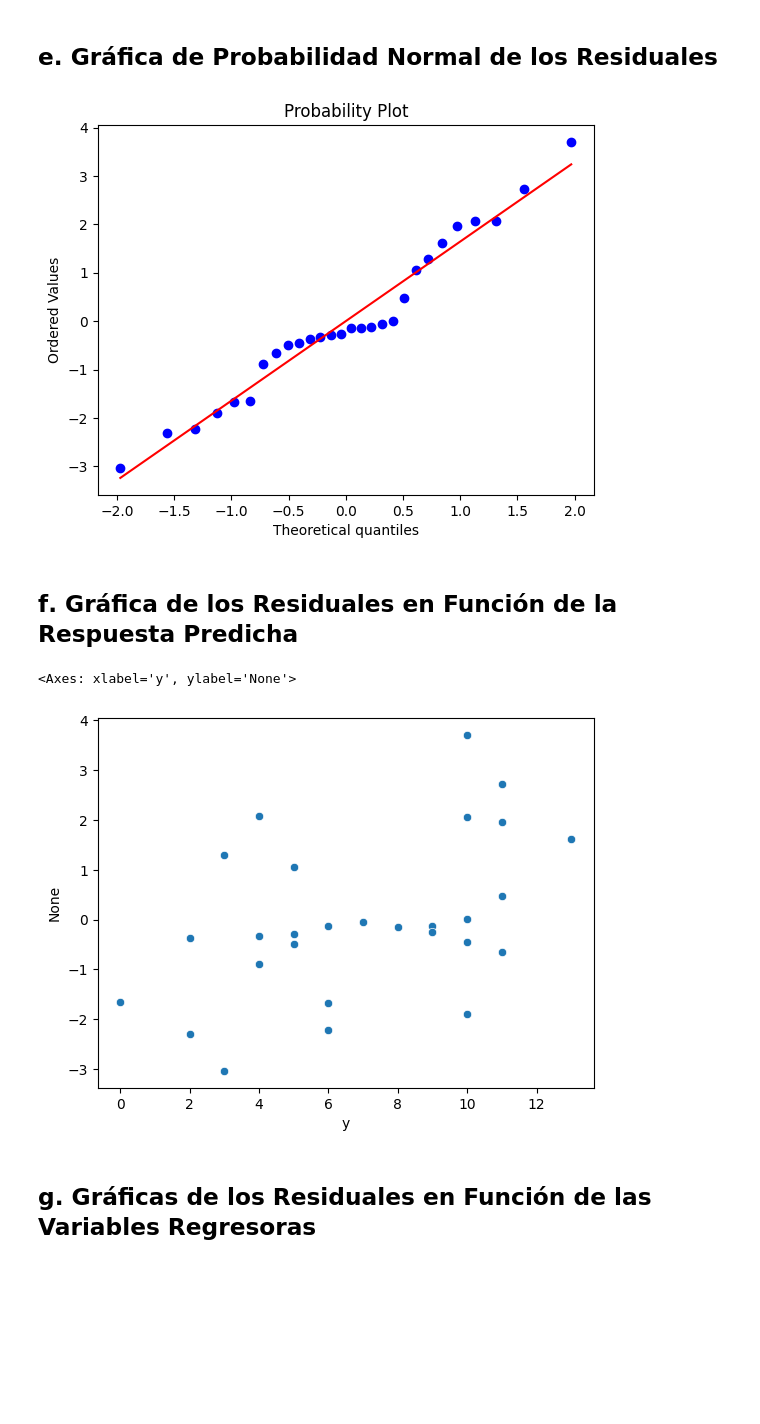
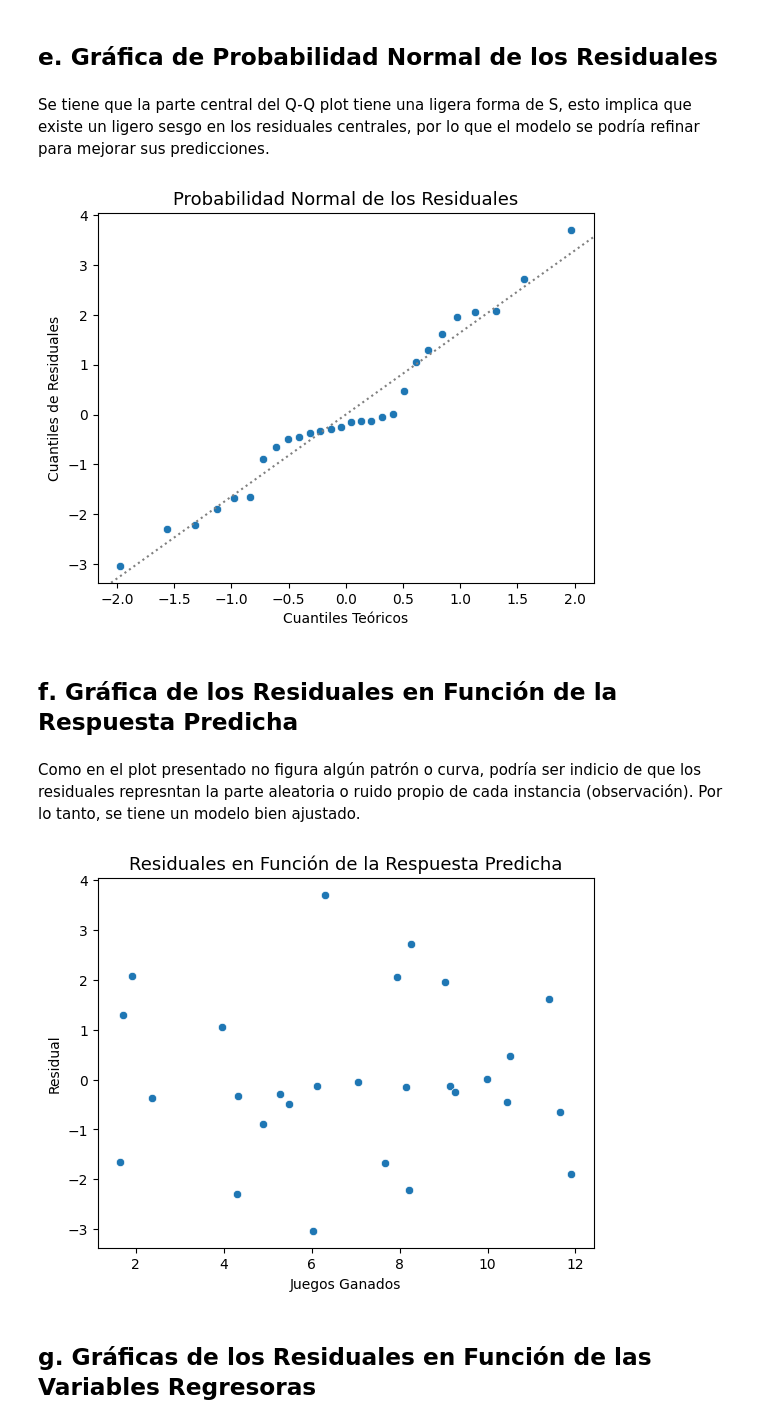
Before and after one commit to alexisuaguilaru/EstadisticaMultivariada, a Jupyter notebook: RegresionMultiple/Tareas/Tarea_01.ipynb, the cells around one changed output. Cells and saved outputs as stored; diff of their text form; code cells hidden in the pictures; blank space fills up the shorter version.

Commit message:
ADD inciso h & MOD at incisos e al g para añadir comentarios en el ejericio 01 de tarea

```diff
--- a/RegresionMultiple/Tareas/Tarea_01.ipynb
+++ b/RegresionMultiple/Tareas/Tarea_01.ipynb
@@ -351,23 +350,52 @@ axes.set_ylabel('Valores Estimados');
 # %% [markdown]
 ## **e**. Gráfica de Probabilidad Normal de los Residuales
+# %% [markdown]
+Se tiene que la parte central del Q-Q plot tiene una ligera forma de S, esto implica que existe un ligero sesgo en los residuales centrales, por lo que el modelo se podría refinar para mejorar sus predicciones.
 # %%
-fig , axes = plt.subplots()
-_ = stats.probplot(
+# Plot
+
+QuantilesTheoObs , RegressionLineParams = stats.probplot(
     LinearModel.resid,
     dist = 'norm',
-    plot = axes,
 )
+
+fig , axes = plt.subplots()
+sns.scatterplot(
+    x = QuantilesTheoObs[0],
+    y = QuantilesTheoObs[1],
+    ax = axes,
+)
+
+axes.axline(
+    (0,0),
+    slope=RegressionLineParams[0],
+    color = 'gray',
+    linestyle = ':',
+)
+
+axes.set_xlabel('Cuantiles Teóricos')
+axes.set_ylabel('Cuantiles de Residuales')
+axes.set_title('Probabilidad Normal de los Residuales',size=13);
 # %% [output]
-[figure, old version]
+[figure, new version]
 # %% [markdown]
 ## **f**. Gráfica de los Residuales en Función de la Respuesta Predicha
+# %% [markdown]
+Como en el plot presentado no figura algún patrón o curva, podría ser indicio de que los residuales represntan la parte aleatoria o ruido propio de cada instancia (observación). Por lo tanto, se tiene un modelo bien ajustado.
 # %%
+# Plot
+
+fig , axes = plt.subplots()
 sns.scatterplot(
-    x = DatasetFutbol[TargetLabel],
+    x = LinearModel.fittedvalues,
     y = LinearModel.resid,
+    ax = axes,
 )
+
+axes.set_xlabel('Juegos Ganados')
+axes.set_ylabel('Residual')
+axes.set_title('Residuales en Función de la Respuesta Predicha',size=13);
 # %% [output]
-<Axes: xlabel='y', ylabel='None'>
-[figure, old version]
+[figure, new version]
 # %% [markdown]
 ## **g**. Gráficas de los Residuales en Función de las Variables Regresoras
```
Also changed, not shown: parts of 13 cells of this notebook.
